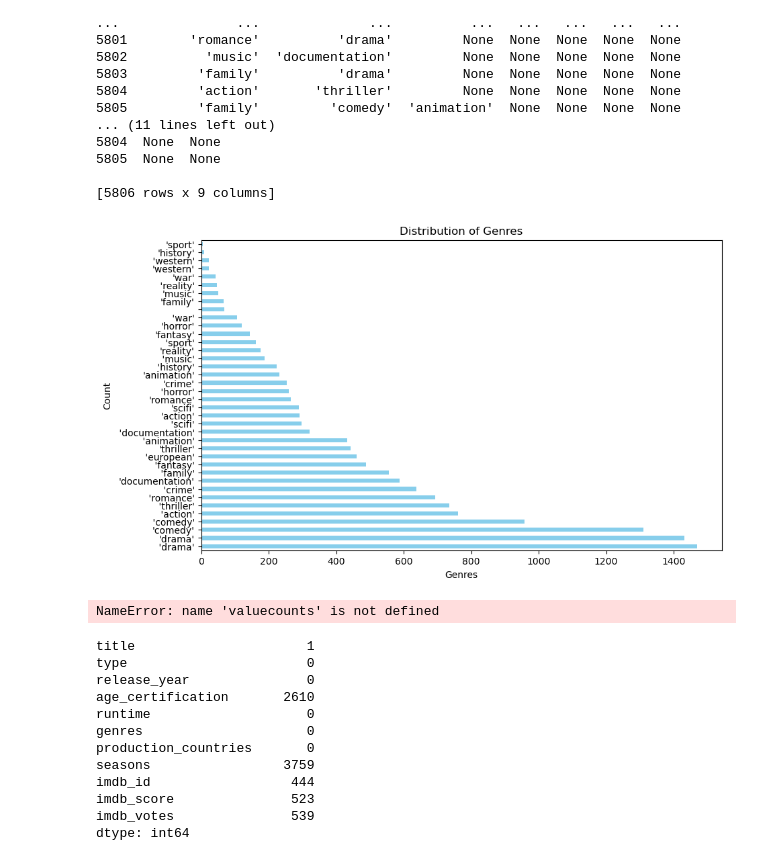
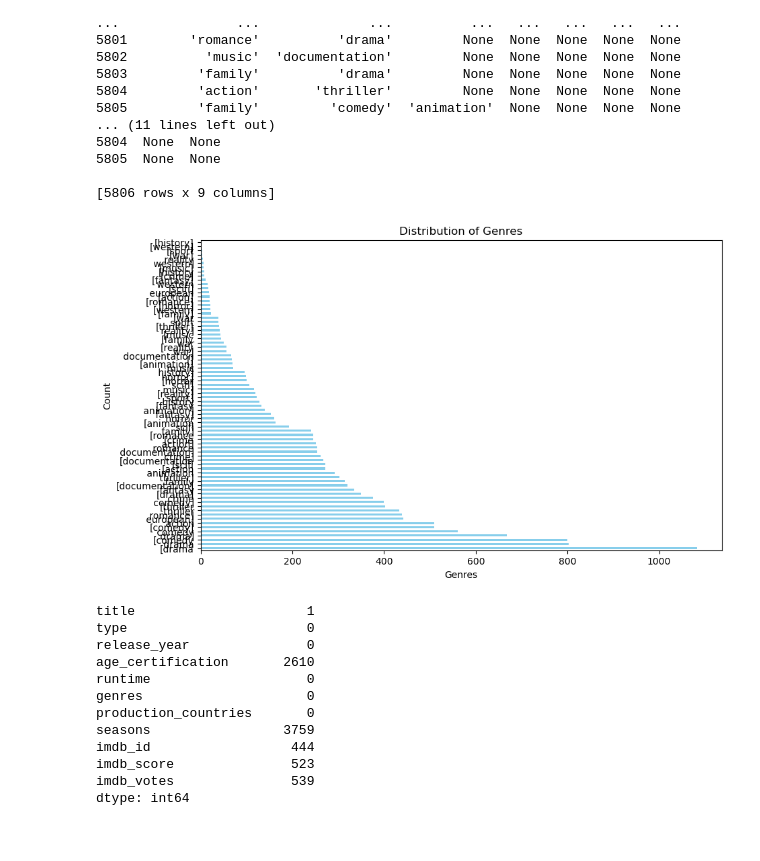
Before and after one commit to Nahsc0/Netflix_Movie_Analysis, a Jupyter notebook: Netflix Project.ipynb, the cells around one changed output. Cells and saved outputs as stored; diff of their text form; code cells hidden in the pictures.

```diff
--- a/Netflix Project.ipynb
+++ b/Netflix Project.ipynb
@@ -127,31 +127,21 @@ print(split_genres)
 
 [5806 rows x 9 columns]
 # %%
-# Assuming 'genres is a string representation of a list, convert it to on actual list
+# Convert the string representation of a list to an actual list
+df['genres'] = df['genres'].str.replace("'", "").str.split(',')
 
-df['genres'] = df['genres'].str.strip('[]').str.split(',')
-#FLatten the List of gennes
+# Count the occurrences of each genre
+genre_counts = pd.Series(df['genres'].tolist()).explode().value_counts()
 
-
-all_genres = [genre for genres_list in df['genres'] for genre in genres_list]
-
-
-#Count the ccurrences of each genne
-
-genre_counts = pd.Series(all_genres).value_counts()
-
-#Plot the bar chart
-
+# Plot the bar chart
 plt.figure(figsize = (10, 6))
 genre_counts.plot(kind = 'barh', color= 'skyblue')
 plt.title('Distribution of Genres')
 plt.xlabel('Genres')
 plt.ylabel('Count')
 plt.show()
-valuecounts()
 # %% [output]
-[figure, old version]
+[figure, new version]
-NameError: name 'valuecounts' is not defined
 # %%
 df.isnull().sum()
 # %% [output]
```
Also changed, not shown: parts of 46 cells of this notebook, 2 other files.
